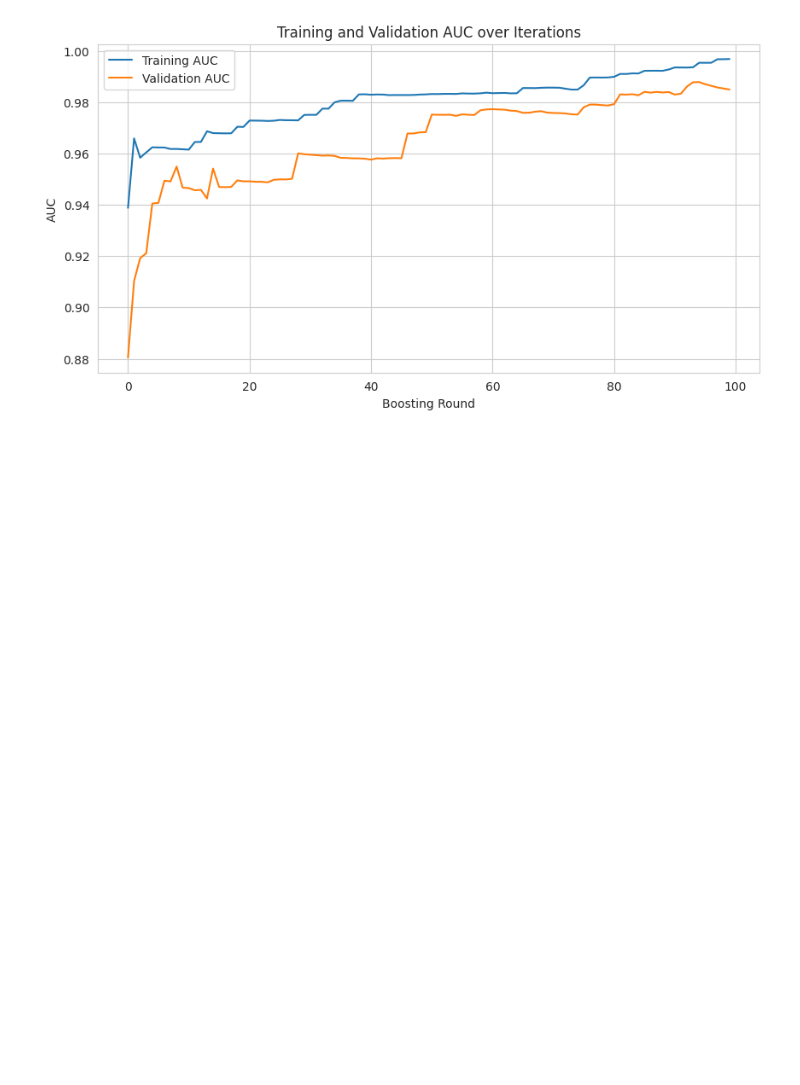
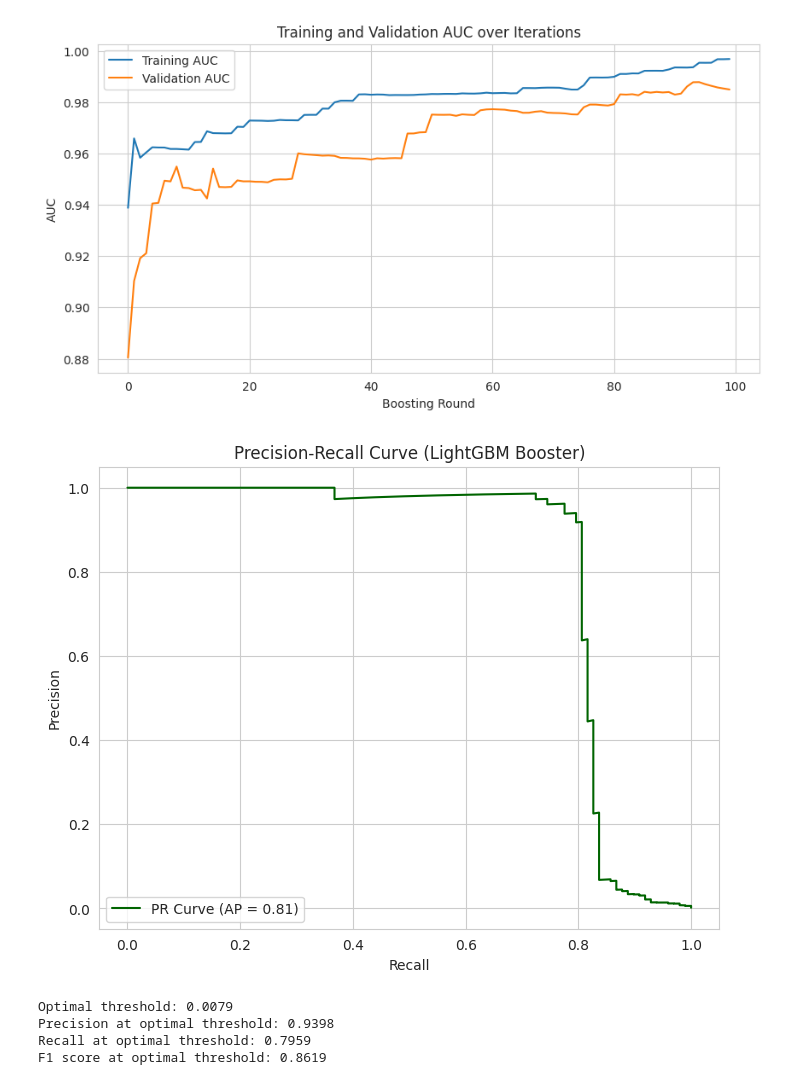
Before and after one commit to shehryars715/Payment_Anomaly_Detector, a Jupyter notebook: cc_Eda.ipynb, the cells around one changed output. Saved outputs shown, nothing was run; the diff lists cells and outputs as text; code cells hidden in the pictures; blank space fills up the shorter version.

Commit message:
Optimal F1

```diff
--- a/cc_Eda.ipynb
+++ b/cc_Eda.ipynb
@@ -564,3 +564,51 @@ plt.grid(True)
 plt.show()
 # %% [output]
 [figure]
+# %%
+
+
+# Step 1: Get predicted probabilities (positive class = fraud = 1)
+y_scores = model.predict(X_test)  # model is your Booster
+
+# Step 2: Compute precision, recall, thresholds
+precision, recall, thresholds = precision_recall_curve(y_test, y_pred_proba)
+avg_precision = average_precision_score(y_test, y_pred_proba)
+
+# Step 3: Plot
+plt.figure(figsize=(8, 6))
+plt.plot(recall, precision, label=f'PR Curve (AP = {avg_precision:.2f})', color='darkgreen')
+plt.xlabel('Recall')
+plt.ylabel('Precision')
+plt.title('Precision-Recall Curve (LightGBM Booster)')
+plt.legend()
+plt.grid(True)
+plt.show()
+# %% [output]
+[figure, added]
+# %%
+import numpy as np
+from sklearn.metrics import precision_recall_curve
+
+# y_test: true labels (0/1)
+# y_scores: predicted probabilities from your model (e.g., model.predict(X_test))
+
+precision, recall, thresholds = precision_recall_curve(y_test, y_scores)
+
+# Calculate F1 scores for all thresholds
+f1_scores = 2 * (precision * recall) / (precision + recall + 1e-8)
+
+# Find the index of the max F1 score
+best_idx = np.argmax(f1_scores)
+
+# Get the best threshold
+best_threshold = thresholds[best_idx]
+
+print(f'Optimal threshold: {best_threshold:.4f}')
+print(f'Precision at optimal threshold: {precision[best_idx]:.4f}')
+print(f'Recall at optimal threshold: {recall[best_idx]:.4f}')
+print(f'F1 score at optimal threshold: {f1_scores[best_idx]:.4f}')
+# %% [output]
+Optimal threshold: 0.0079
+Precision at optimal threshold: 0.9398
+Recall at optimal threshold: 0.7959
+F1 score at optimal threshold: 0.8619
```
Also changed, not shown: parts of 2 cells of this notebook.
